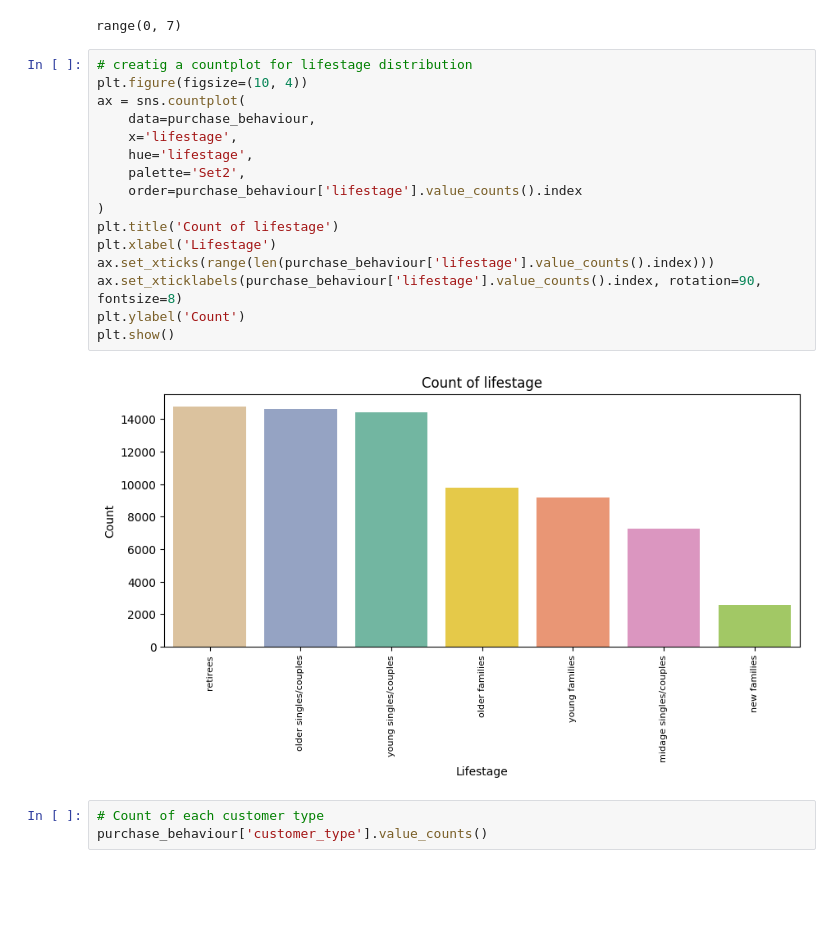
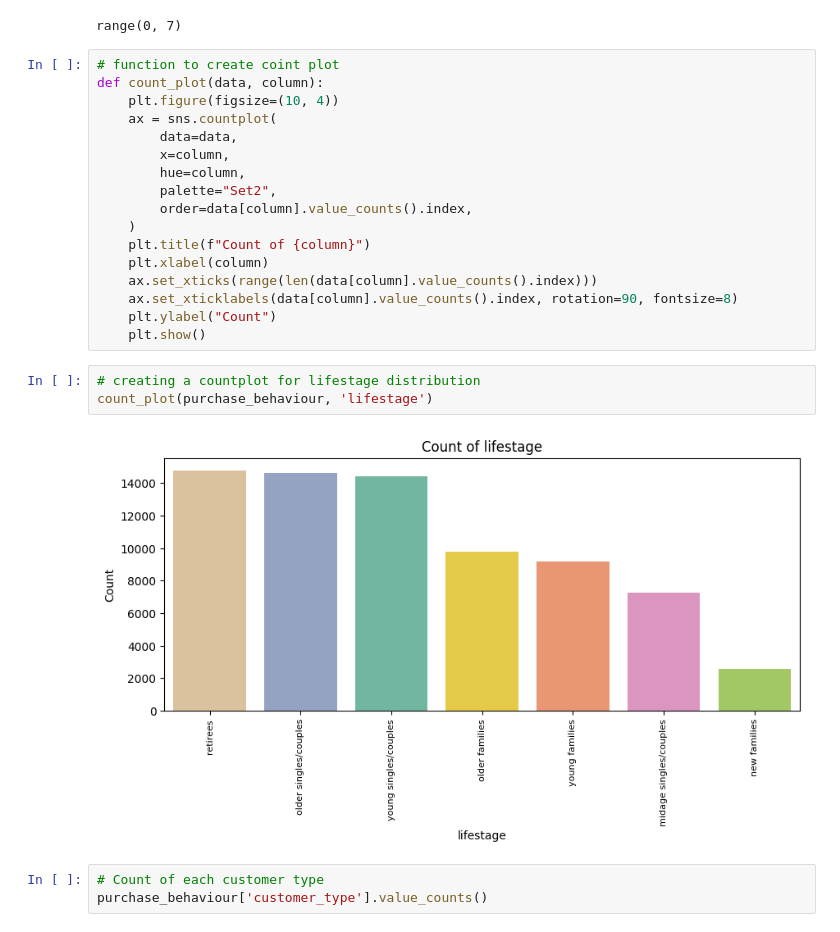
Before and after one commit to 7086600/quantium_project, a Jupyter notebook: quantium.ipynb, the cells around one changed output. Drawn from its saved outputs; the diff is of its cells as text; blank space fills up the shorter version.

Commit message:
function to create coint plot; creating a countplot for customer_type distribution

```diff
--- a/quantium.ipynb
+++ b/quantium.ipynb
@@ -611,23 +611,27 @@ range(len(purchase_behaviour['lifestage'].value_counts().index))
 # %% [output]
 range(0, 7)
 # %%
-# creatig a countplot for lifestage distribution
-plt.figure(figsize=(10, 4))
-ax = sns.countplot(
-    data=purchase_behaviour,
-    x='lifestage',
-    hue='lifestage',
-    palette='Set2',
-    order=purchase_behaviour['lifestage'].value_counts().index
-)
-plt.title('Count of lifestage')
-plt.xlabel('Lifestage')
-ax.set_xticks(range(len(purchase_behaviour['lifestage'].value_counts().index)))
-ax.set_xticklabels(purchase_behaviour['lifestage'].value_counts().index, rotation=90, fontsize=8)
-plt.ylabel('Count')
-plt.show()
+# function to create coint plot
+def count_plot(data, column):
+    plt.figure(figsize=(10, 4))
+    ax = sns.countplot(
+        data=data,
+        x=column,
+        hue=column,
+        palette="Set2",
+        order=data[column].value_counts().index,
+    )
+    plt.title(f"Count of {column}")
+    plt.xlabel(column)
+    ax.set_xticks(range(len(data[column].value_counts().index)))
+    ax.set_xticklabels(data[column].value_counts().index, rotation=90, fontsize=8)
+    plt.ylabel("Count")
+    plt.show()
-# %% [output]
-[figure, removed]
+# %%
+# creating a countplot for lifestage distribution
+count_plot(purchase_behaviour, 'lifestage')
+# %% [output]
+[figure, added]
 # %%
 # Count of each customer type
 purchase_behaviour['customer_type'].value_counts()
```
Also changed, not shown: parts of 1 cell of this notebook.
